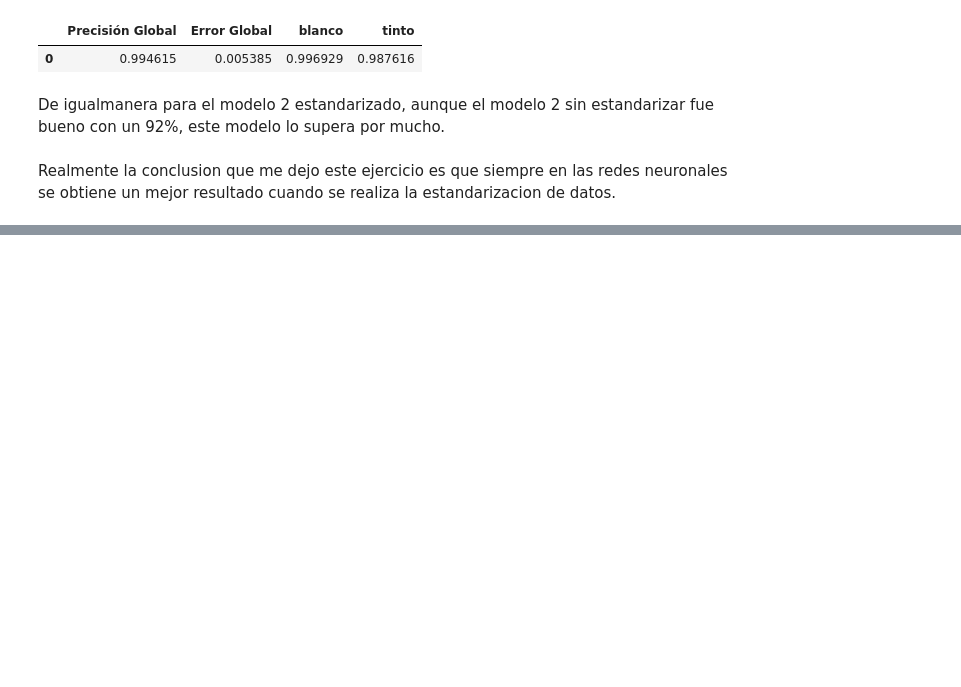
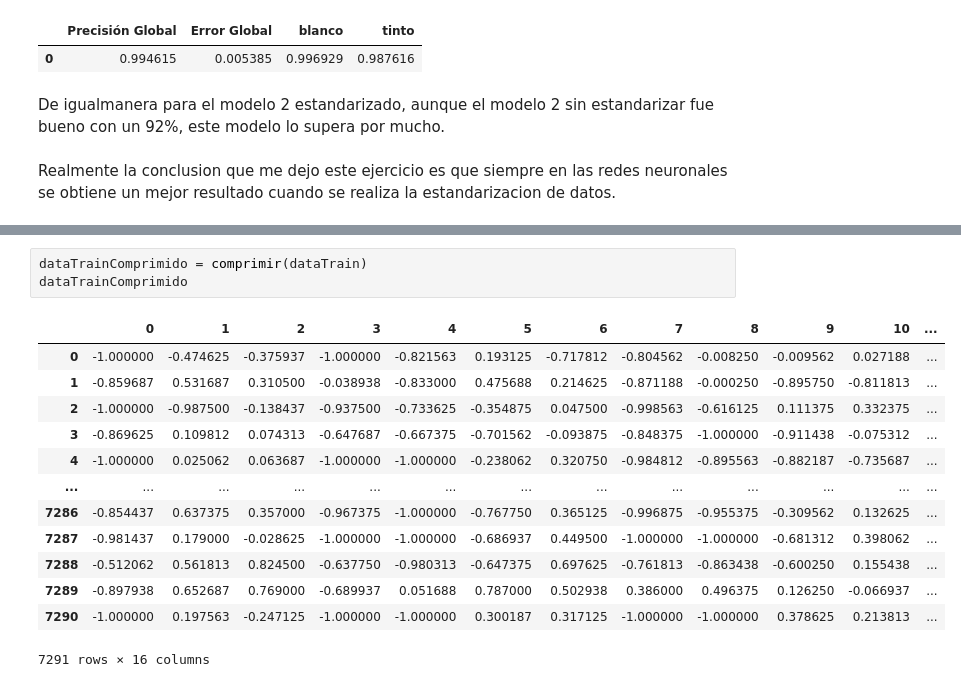
Before and after one commit to thewill-i-am/DeepLearning, a Jupyter notebook: tarea2_william_aguilar.ipynb, the cells around one changed output, grey strips where cells are left out. Saved outputs shown, nothing was run; the diff lists cells and outputs as text; blank space fills up the shorter version.

Commit message:
comprimir datos

```diff
--- a/tarea2_william_aguilar.ipynb
+++ b/tarea2_william_aguilar.ipynb
@@ -378,0 +465,17 @@ def comprimir(data, p=4):
+# %%
+dataTrainComprimido = comprimir(dataTrain)
+dataTrainComprimido
+# %% [output]
+|  | 0 | 1 | 2 | 3 | 4 | 5 | 6 | 7 | 8 | 9 | 10 | ... |
+| 0 | -1.000000 | -0.474625 | -0.375937 | -1.000000 | -0.821563 | 0.193125 | -0.717812 | -0.804562 | -0.008250 | -0.009562 | 0.027188 | ... |
+| 1 | -0.859687 | 0.531687 | 0.310500 | -0.038938 | -0.833000 | 0.475688 | 0.214625 | -0.871188 | -0.000250 | -0.895750 | -0.811813 | ... |
+| 2 | -1.000000 | -0.987500 | -0.138437 | -0.937500 | -0.733625 | -0.354875 | 0.047500 | -0.998563 | -0.616125 | 0.111375 | 0.332375 | ... |
+| 3 | -0.869625 | 0.109812 | 0.074313 | -0.647687 | -0.667375 | -0.701562 | -0.093875 | -0.848375 | -1.000000 | -0.911438 | -0.075312 | ... |
+| 4 | -1.000000 | 0.025062 | 0.063687 | -1.000000 | -1.000000 | -0.238062 | 0.320750 | -0.984812 | -0.895563 | -0.882187 | -0.735687 | ... |
+| ... | ... | ... | ... | ... | ... | ... | ... | ... | ... | ... | ... | ... |
+| 7286 | -0.854437 | 0.637375 | 0.357000 | -0.967375 | -1.000000 | -0.767750 | 0.365125 | -0.996875 | -0.955375 | -0.309562 | 0.132625 | ... |
+| 7287 | -0.981437 | 0.179000 | -0.028625 | -1.000000 | -1.000000 | -0.686937 | 0.449500 | -1.000000 | -1.000000 | -0.681312 | 0.398062 | ... |
+| 7288 | -0.512062 | 0.561813 | 0.824500 | -0.637750 | -0.980313 | -0.647375 | 0.697625 | -0.761813 | -0.863438 | -0.600250 | 0.155438 | ... |
+| 7289 | -0.897938 | 0.652687 | 0.769000 | -0.689937 | 0.051688 | 0.787000 | 0.502938 | 0.386000 | 0.496375 | 0.126250 | -0.066937 | ... |
+| 7290 | -1.000000 | 0.197563 | -0.247125 | -1.000000 | -1.000000 | 0.300187 | 0.317125 | -1.000000 | -1.000000 | 0.378625 | 0.213813 | ... |
+7291 rows × 16 columns
```
Also changed, not shown: parts of 22 cells of this notebook.
